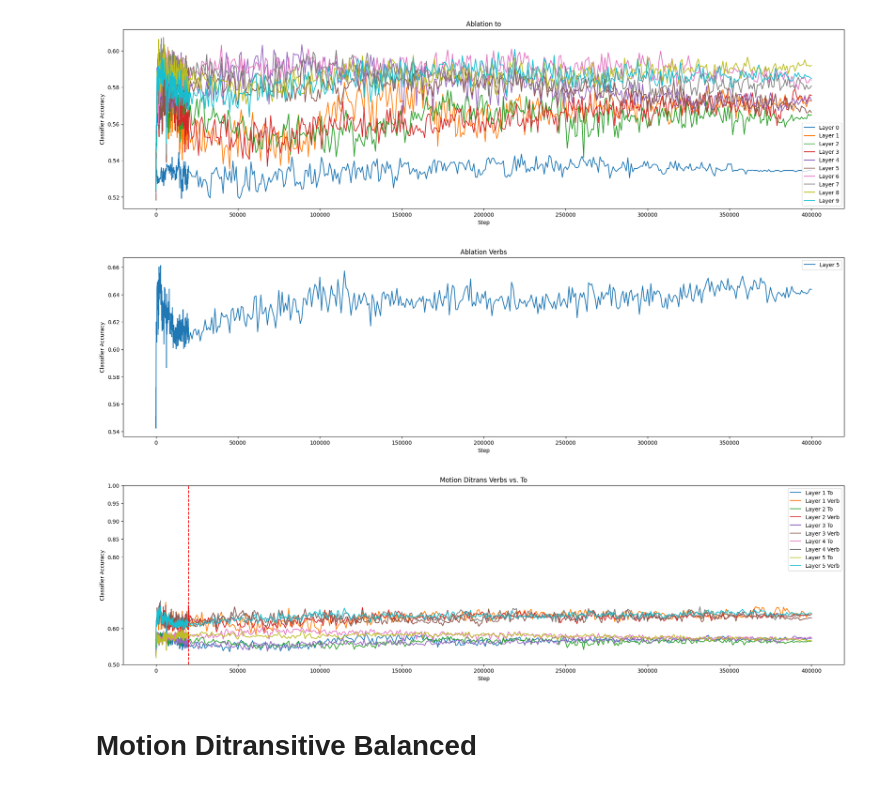
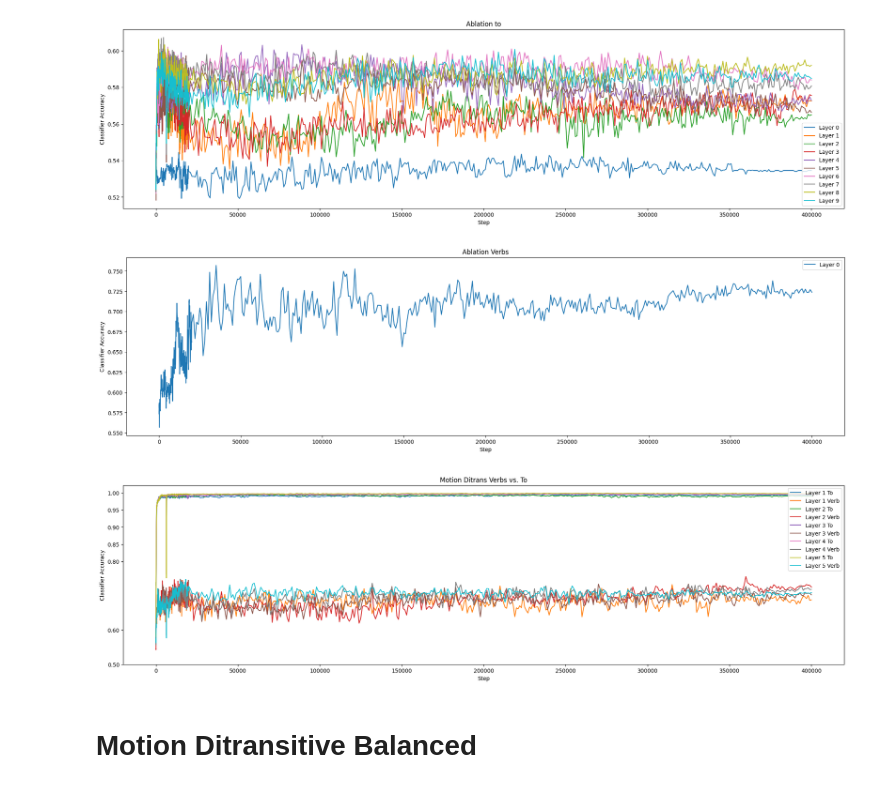
Before and after one commit to jasperjjian/abstraction, a Jupyter notebook: abstraction/analysis/plot.ipynb, the cells around one changed output. Drawn from its saved outputs; the diff is of its cells as text; code cells hidden in the pictures.

```diff
--- a/abstraction/analysis/plot.ipynb
+++ b/abstraction/analysis/plot.ipynb
@@ -95,16 +95,16 @@ plot_training_curve("/sailhome/jjian/projects/abstraction/results/ablation/wikit
 # %% [output]
 [figure]
 # %%
-plot_training_curve("/sailhome/jjian/projects/abstraction/results/ablation/wikitext/to/pca_20/batlestar_small.motion_balanced.ditrans_balanced.dependent.tsv", "Ablation Verbs", metric_name="Classifier Accuracy", layers=list(range(5, 6)))
+plot_training_curve("/sailhome/jjian/projects/abstraction/results/ablation/wikitext/to/pca_20/batlestar_small.motion_balanced.ditrans_balanced.dependent.tsv", "Ablation Verbs", metric_name="Classifier Accuracy", layers=list(range(1)))
 # %% [output]
-[figure, old version]
+[figure, new version]
 # %%
-prep_results = "/sailhome/jjian/projects/abstraction/results/ablation/wikitext/to/pca_20/batlestar_small.motion_balanced.ditrans_balanced.target.tsv"
+prep_results = "/sailhome/jjian/projects/abstraction/results/wikitext/to/ridge_pca_20/battlestar_small.motion_balanced.ditrans_balanced.dependent.tsv"
 verb_results = "/sailhome/jjian/projects/abstraction/results/ablation/wikitext/to/pca_20/batlestar_small.motion_balanced.ditrans_balanced.dependent.tsv"
 
 plot_pair_training_curve(prep_results,verb_results, "Motion Ditrans Verbs vs. To", metric_name="Classifier Accuracy", layers=list(range(1, 6)), x_max=None)
 # %% [output]
-[figure, old version]
+[figure, new version]
 # %% [markdown]
 # Motion Ditransitive Balanced
 # %%
```
Also changed, not shown: parts of 2 cells of this notebook, 9 other files.
